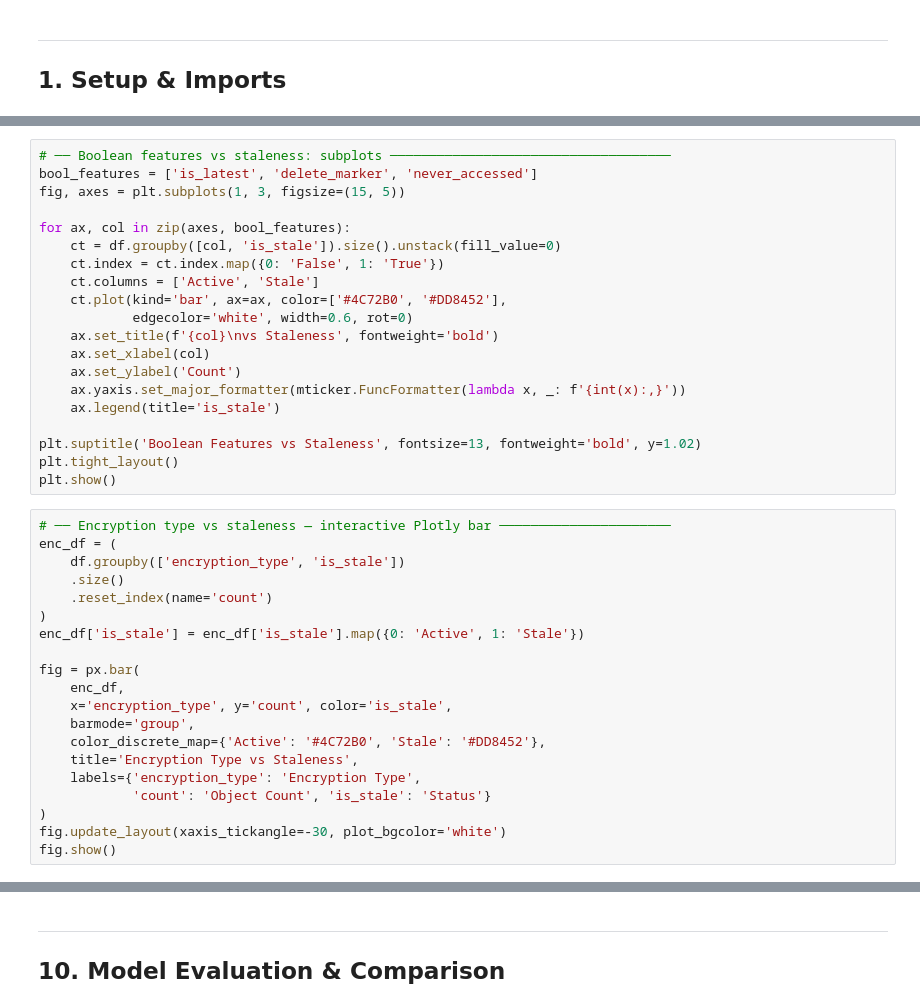
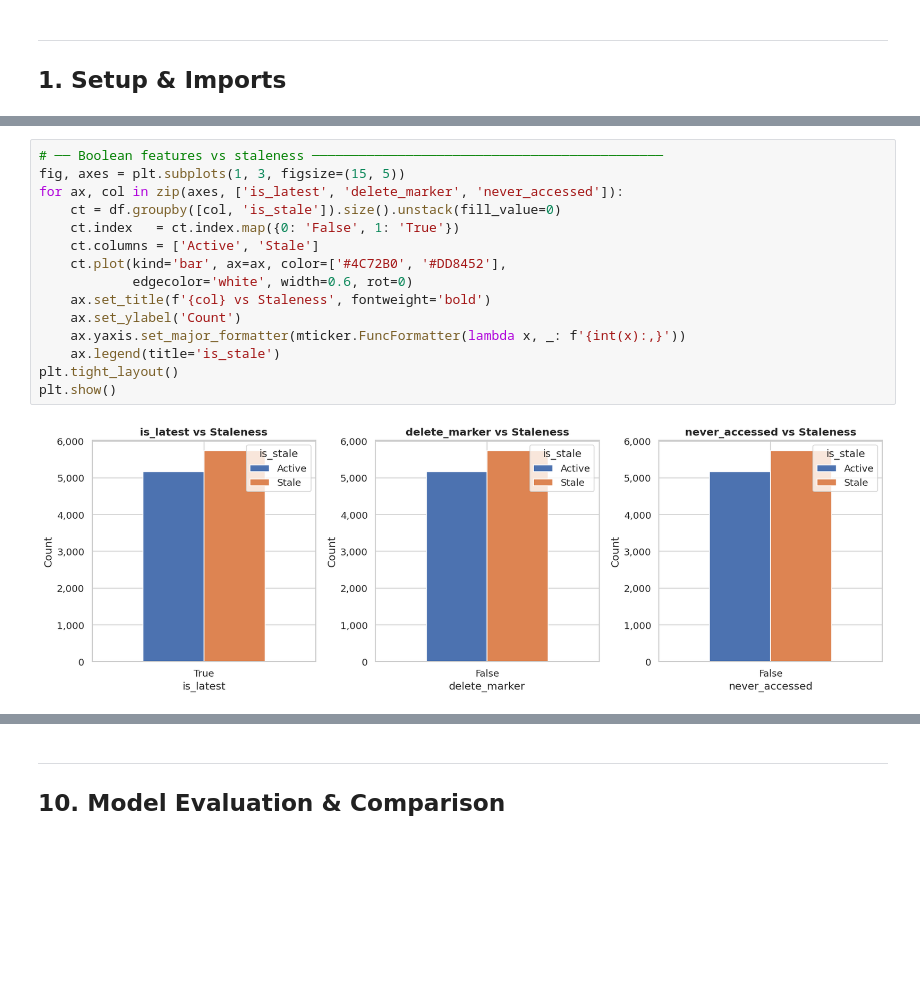
Before and after one commit to raghugovind-source/Capstone, a Jupyter notebook: staleness_predictor.ipynb, the cells around one changed output, grey strips where cells are left out. Drawn from its saved outputs; the diff is of its cells as text; blank space fills up the shorter version.

```diff
--- a/staleness_predictor.ipynb
+++ b/staleness_predictor.ipynb
@@ -233,40 +236,17 @@ plt.show()
 # %%
-# ── Boolean features vs staleness: subplots ────────────────────────────────────
-bool_features = ['is_latest', 'delete_marker', 'never_accessed']
+# ── Boolean features vs staleness ─────────────────────────────────────────────
 fig, axes = plt.subplots(1, 3, figsize=(15, 5))
-
-for ax, col in zip(axes, bool_features):
+for ax, col in zip(axes, ['is_latest', 'delete_marker', 'never_accessed']):
     ct = df.groupby([col, 'is_stale']).size().unstack(fill_value=0)
-    ct.index = ct.index.map({0: 'False', 1: 'True'})
+    ct.index   = ct.index.map({0: 'False', 1: 'True'})
     ct.columns = ['Active', 'Stale']
     ct.plot(kind='bar', ax=ax, color=['#4C72B0', '#DD8452'],
             edgecolor='white', width=0.6, rot=0)
-    ax.set_title(f'{col}\nvs Staleness', fontweight='bold')
-    ax.set_xlabel(col)
+    ax.set_title(f'{col} vs Staleness', fontweight='bold')
     ax.set_ylabel('Count')
     ax.yaxis.set_major_formatter(mticker.FuncFormatter(lambda x, _: f'{int(x):,}'))
     ax.legend(title='is_stale')
-
-plt.suptitle('Boolean Features vs Staleness', fontsize=13, fontweight='bold', y=1.02)
 plt.tight_layout()
 plt.show()
+# %% [output]
+[figure, added]
-# %%
-# ── Encryption type vs staleness — interactive Plotly bar ──────────────────────
-enc_df = (
-    df.groupby(['encryption_type', 'is_stale'])
-    .size()
-    .reset_index(name='count')
-)
-enc_df['is_stale'] = enc_df['is_stale'].map({0: 'Active', 1: 'Stale'})
-
-fig = px.bar(
-    enc_df,
-    x='encryption_type', y='count', color='is_stale',
-    barmode='group',
-    color_discrete_map={'Active': '#4C72B0', 'Stale': '#DD8452'},
-    title='Encryption Type vs Staleness',
-    labels={'encryption_type': 'Encryption Type',
-            'count': 'Object Count', 'is_stale': 'Status'}
-)
-fig.update_layout(xaxis_tickangle=-30, plot_bgcolor='white')
-fig.show()
```
Also changed, not shown: parts of 55 cells of this notebook.
